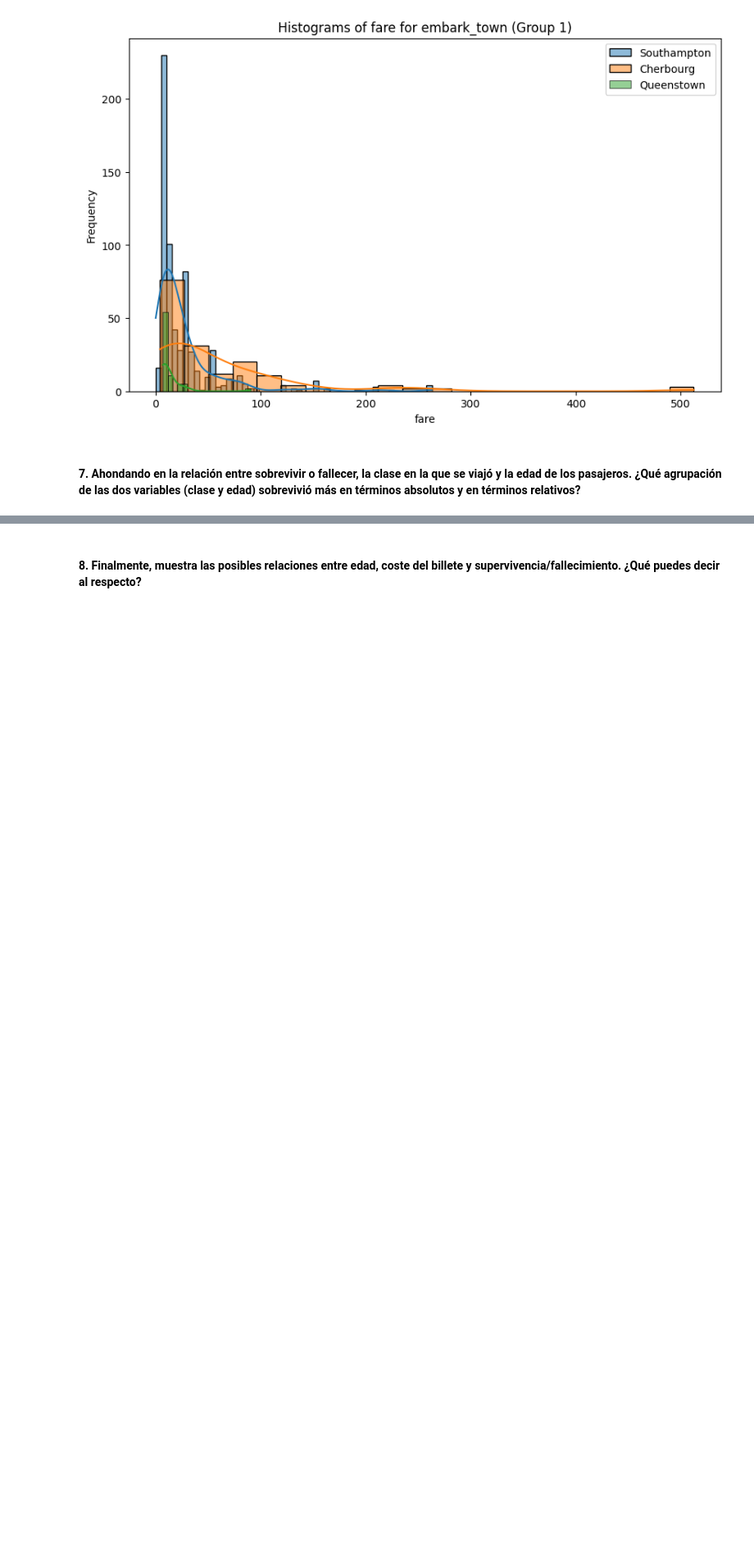
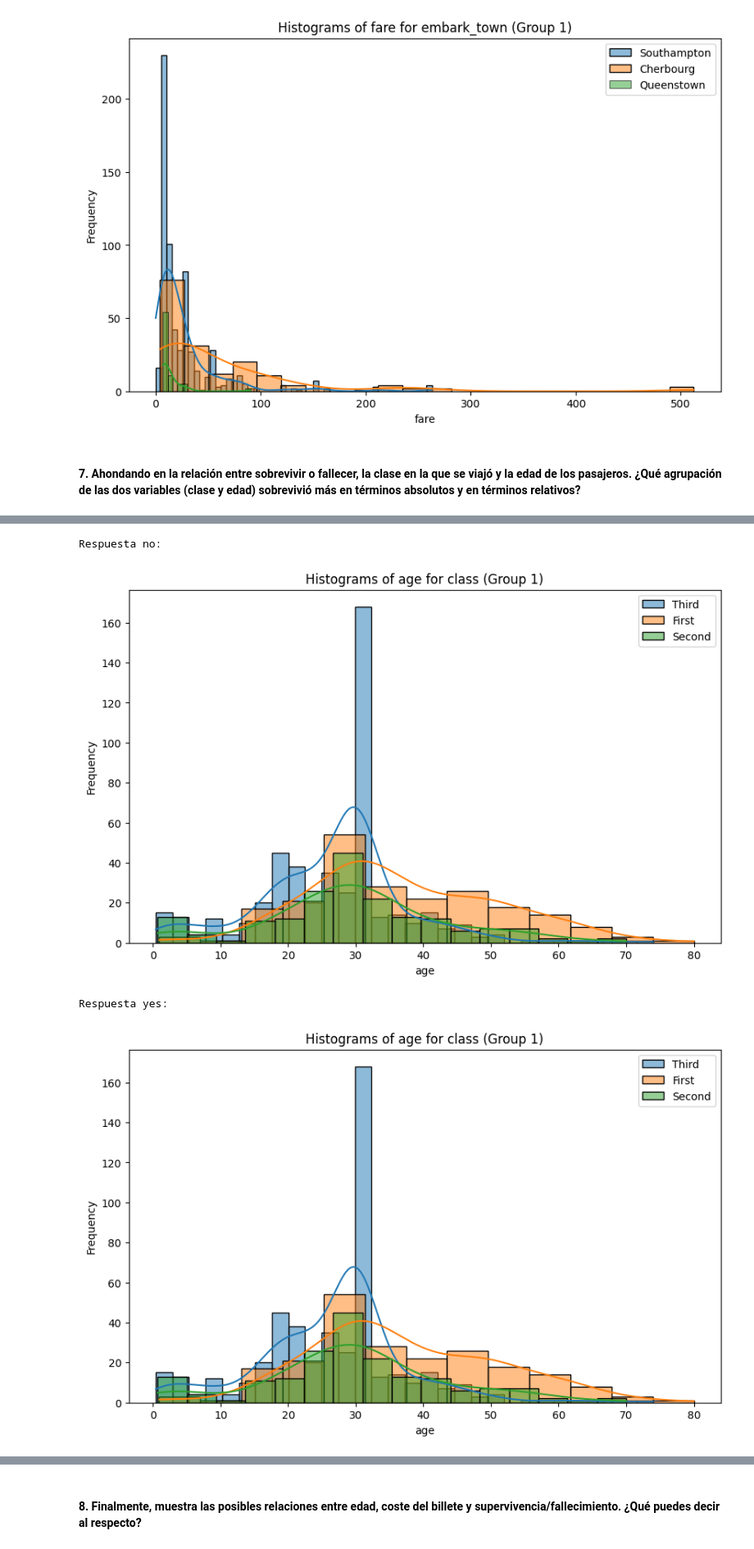
Before and after one commit to AQuindimil/DS-Online_AQR, a Jupyter notebook: 03_Data_Analysis/Sprint_07/Unidad_02_Estadistica_Descriptiva_Multivariante/03_Practica_Obligatoria/18_Practica_Obligatoria_Multivariante.ipynb, the cells around one changed output, grey strips where cells are left out. Shown at 82% size. Cells and saved outputs as stored; diff of their text form; code cells hidden in the pictures; blank space fills up the shorter version.

```diff
--- a/03_Data_Analysis/Sprint_07/Unidad_02_Estadistica_Descriptiva_Multivariante/03_Practica_Obligatoria/18_Practica_Obligatoria_Multivariante.ipynb
+++ b/03_Data_Analysis/Sprint_07/Unidad_02_Estadistica_Descriptiva_Multivariante/03_Practica_Obligatoria/18_Practica_Obligatoria_Multivariante.ipynb
@@ -387,12 +387,5 @@ plot_grouped_histograms(df, cat_col="embark_town",num_col="fare", group_size= 3)
 # %% [output]
 [figure]
 [figure]
-# %%
-col_directora = "aircompany"
-col_1 = "ingresos"
-col_2 = "consumo_kg"
-diccionario_multivariante = {}
-for valor in df_air_jun[col_directora].unique():
-    diccionario_multivariante[valor] = df.loc[dfn[col_directora] == valor,[col_2,col_1]] # Ojo al orden quiero ver para cada oferta como es la distribución de educacion
 # %% [markdown]
 #### 7. Ahondando en la relación entre sobrevivir o fallecer, la clase en la que se viajó y la edad de los pasajeros. ¿Qué agrupación de las dos variables (clase y edad) sobrevivió más en términos absolutos y en términos relativos?
@@ -398,0 +402,16 @@ for valor in df_air_jun[col_directora].unique():
+# %%
+col_directora = "alive"
+col_1 = "class"
+col_2 = "age"
+diccionario_multivariante = {}
+for valor in df[col_directora].unique():
+    diccionario_multivariante[valor] = df.loc[df[col_directora] == valor,[col_2,col_1]] # Ojo al orden quiero ver para cada oferta como es la distribución de educacion
+# %%
+for valor,df_datos in diccionario_multivariante.items():
+    print(f"Respuesta {valor}:")
+    plot_grouped_histograms(df, cat_col=col_1,num_col=col_2, group_size= 3)
+# %% [output]
+Respuesta no:
+[figure, added]
+Respuesta yes:
+[figure, added]
```
Also changed, not shown: parts of 3 cells of this notebook.
